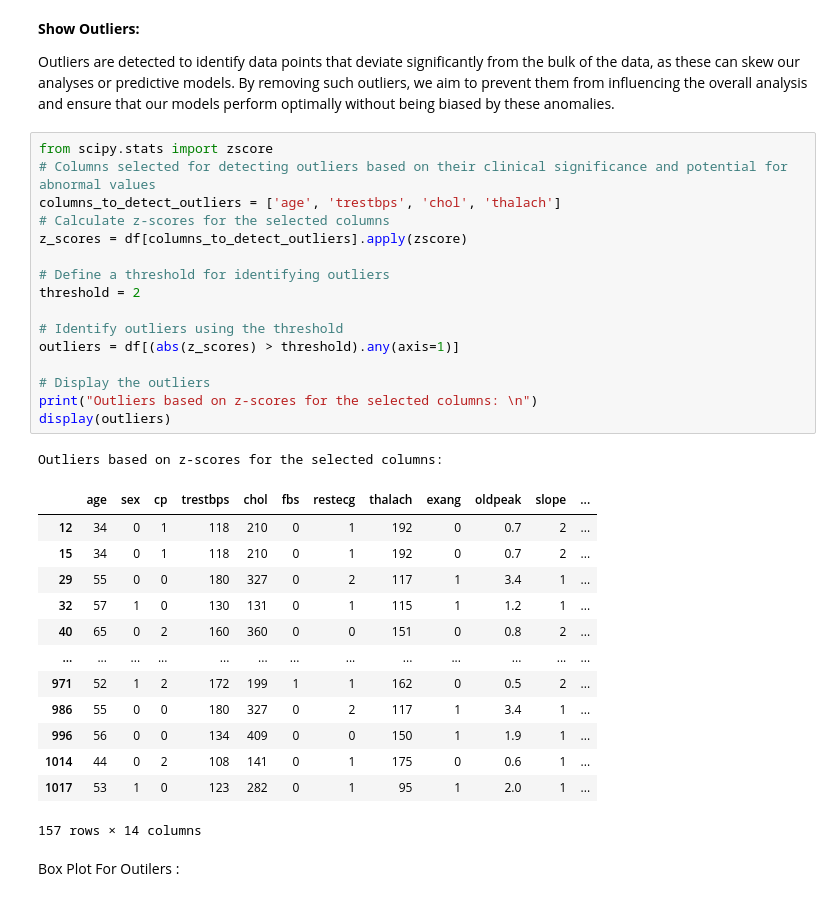
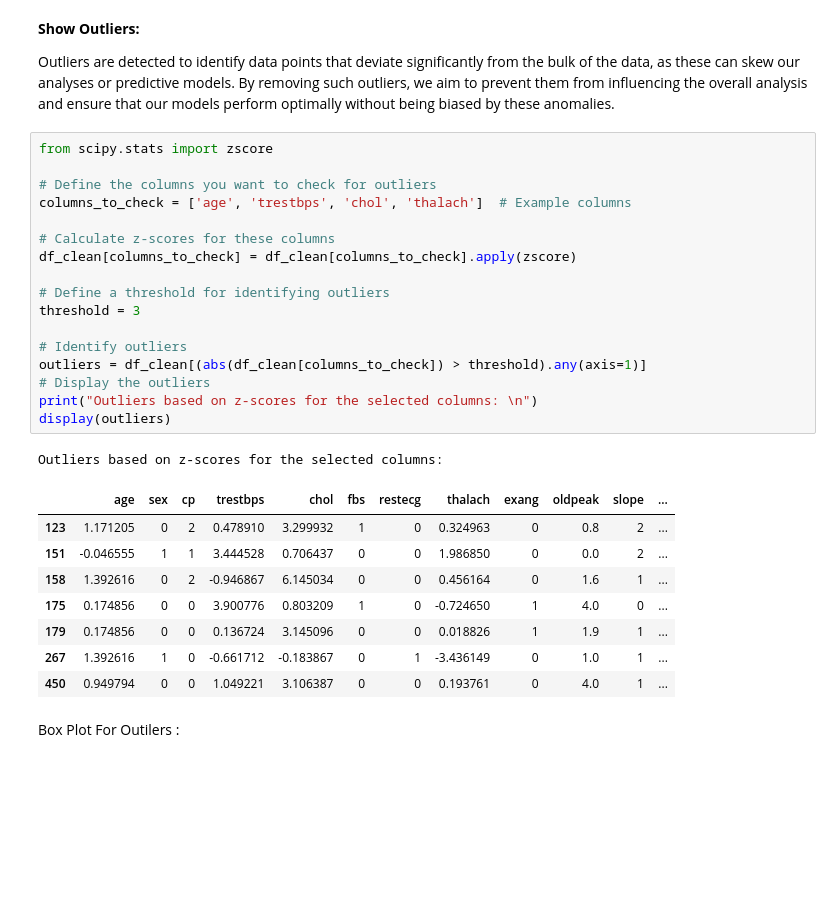
Before and after one commit to JoudySaleh-IT/IT326, a Jupyter notebook: Phase2.ipynb, the cells around one changed output. Cells and saved outputs as stored; diff of their text form; blank space fills up the shorter version.

```diff
--- a/Phase2.ipynb
+++ b/Phase2.ipynb
@@ -348,35 +348,31 @@ We notice that there are no missing values, and all columns are complete.
 Outliers are detected to identify data points that deviate significantly from the bulk of the data, as these can skew our analyses or predictive models. By removing such outliers, we aim to prevent them from influencing the overall analysis and ensure that our models perform optimally without being biased by these anomalies.
 # %%
 from scipy.stats import zscore
-# Columns selected for detecting outliers based on their clinical significance and potential for abnormal values
-columns_to_detect_outliers = ['age', 'trestbps', 'chol', 'thalach']
-# Calculate z-scores for the selected columns
-z_scores = df[columns_to_detect_outliers].apply(zscore)
+
+# Define the columns you want to check for outliers
+columns_to_check = ['age', 'trestbps', 'chol', 'thalach']  # Example columns
+
+# Calculate z-scores for these columns
+df_clean[columns_to_check] = df_clean[columns_to_check].apply(zscore)
 
 # Define a threshold for identifying outliers
-threshold = 2
+threshold = 3
 
-# Identify outliers using the threshold
-outliers = df[(abs(z_scores) > threshold).any(axis=1)]
-
+# Identify outliers
+outliers = df_clean[(abs(df_clean[columns_to_check]) > threshold).any(axis=1)]
 # Display the outliers
 print("Outliers based on z-scores for the selected columns: \n")
 display(outliers)
 # %% [output]
 Outliers based on z-scores for the selected columns:
 |  | age | sex | cp | trestbps | chol | fbs | restecg | thalach | exang | oldpeak | slope | ... |
-| 12 | 34 | 0 | 1 | 118 | 210 | 0 | 1 | 192 | 0 | 0.7 | 2 | ... |
-| 15 | 34 | 0 | 1 | 118 | 210 | 0 | 1 | 192 | 0 | 0.7 | 2 | ... |
-| 29 | 55 | 0 | 0 | 180 | 327 | 0 | 2 | 117 | 1 | 3.4 | 1 | ... |
-| 32 | 57 | 1 | 0 | 130 | 131 | 0 | 1 | 115 | 1 | 1.2 | 1 | ... |
-| 40 | 65 | 0 | 2 | 160 | 360 | 0 | 0 | 151 | 0 | 0.8 | 2 | ... |
-| ... | ... | ... | ... | ... | ... | ... | ... | ... | ... | ... | ... | ... |
-| 971 | 52 | 1 | 2 | 172 | 199 | 1 | 1 | 162 | 0 | 0.5 | 2 | ... |
-| 986 | 55 | 0 | 0 | 180 | 327 | 0 | 2 | 117 | 1 | 3.4 | 1 | ... |
-| 996 | 56 | 0 | 0 | 134 | 409 | 0 | 0 | 150 | 1 | 1.9 | 1 | ... |
-| 1014 | 44 | 0 | 2 | 108 | 141 | 0 | 1 | 175 | 0 | 0.6 | 1 | ... |
-| 1017 | 53 | 1 | 0 | 123 | 282 | 0 | 1 | 95 | 1 | 2.0 | 1 | ... |
+| 123 | 1.171205 | 0 | 2 | 0.478910 | 3.299932 | 1 | 0 | 0.324963 | 0 | 0.8 | 2 | ... |
+| 151 | -0.046555 | 1 | 1 | 3.444528 | 0.706437 | 0 | 0 | 1.986850 | 0 | 0.0 | 2 | ... |
+| 158 | 1.392616 | 0 | 2 | -0.946867 | 6.145034 | 0 | 0 | 0.456164 | 0 | 1.6 | 1 | ... |
+| 175 | 0.174856 | 0 | 0 | 3.900776 | 0.803209 | 1 | 0 | -0.724650 | 1 | 4.0 | 0 | ... |
+| 179 | 0.174856 | 0 | 0 | 0.136724 | 3.145096 | 0 | 0 | 0.018826 | 1 | 1.9 | 1 | ... |
+| 267 | 1.392616 | 1 | 0 | -0.661712 | -0.183867 | 0 | 1 | -3.436149 | 0 | 1.0 | 1 | ... |
+| 450 | 0.949794 | 0 | 0 | 1.049221 | 3.106387 | 0 | 0 | 0.193761 | 0 | 4.0 | 1 | ... |
-157 rows × 14 columns
 # %% [markdown]
 Box Plot For Outilers :
 # %%
```
Also changed, not shown: parts of 6 cells of this notebook.
